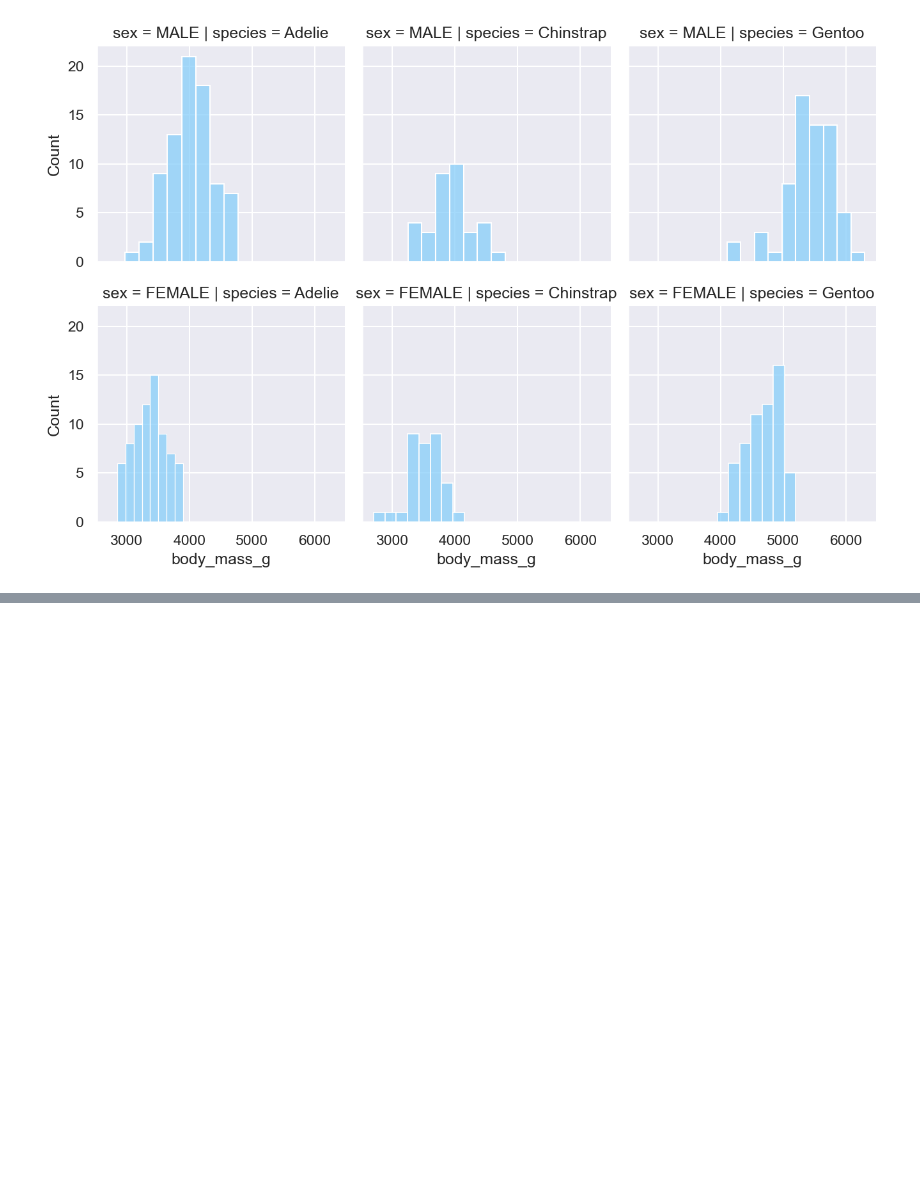
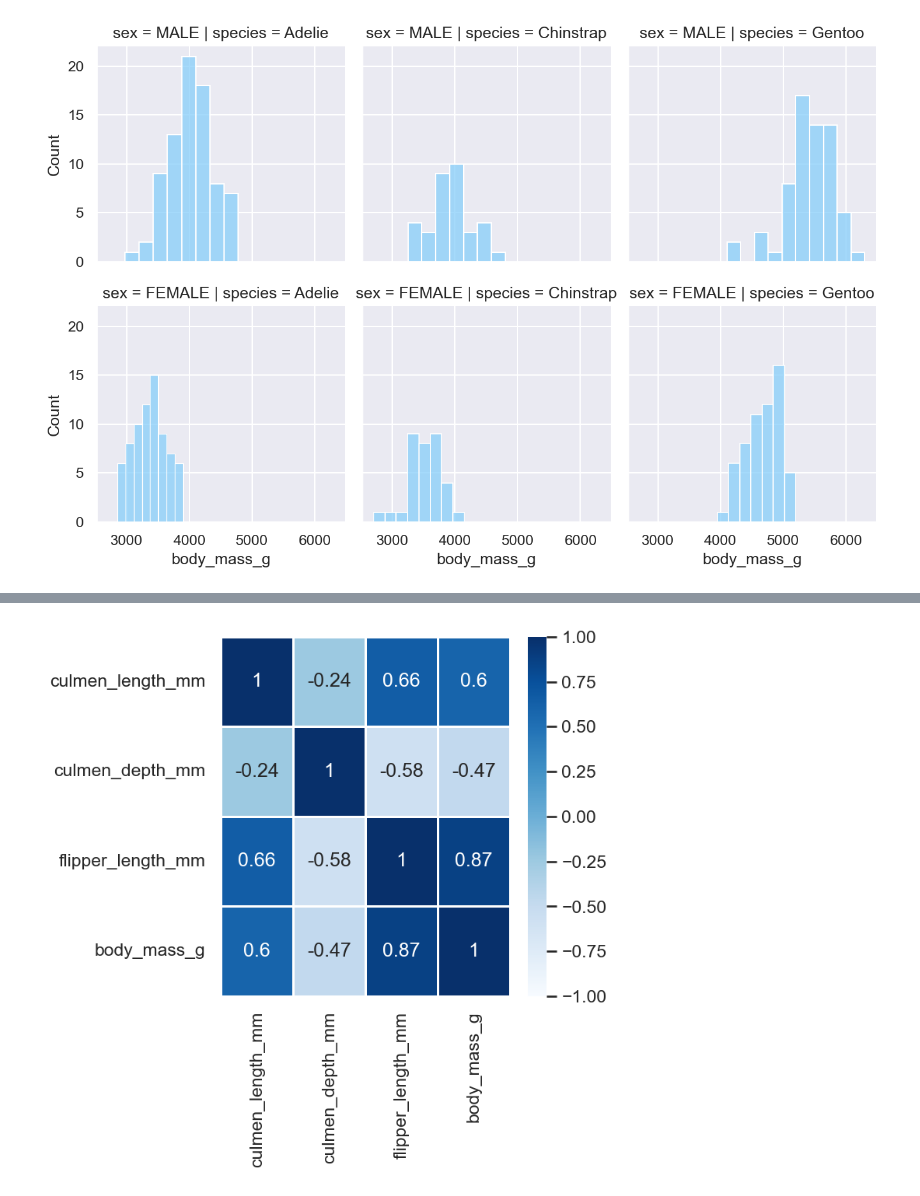
Before and after one commit to alesialesia/Project, a Jupyter notebook: Final version Penguins in Antarctica.ipynb, the cells around one changed output, grey strips where cells are left out. Cells and saved outputs as stored; diff of their text form; code cells hidden in the pictures; blank space fills up the shorter version.

```diff
--- a/Final version Penguins in Antarctica.ipynb
+++ b/Final version Penguins in Antarctica.ipynb
@@ -681,0 +713,5 @@ plt.show()
+# %%
+plt.figure(figsize=(4,4))
+sns.heatmap(df.corr(), vmin=-1, cmap="Blues", annot=True, linewidths=.5);
+# %% [output]
+[figure, added]
```
Also changed, not shown: parts of 61 cells of this notebook.
